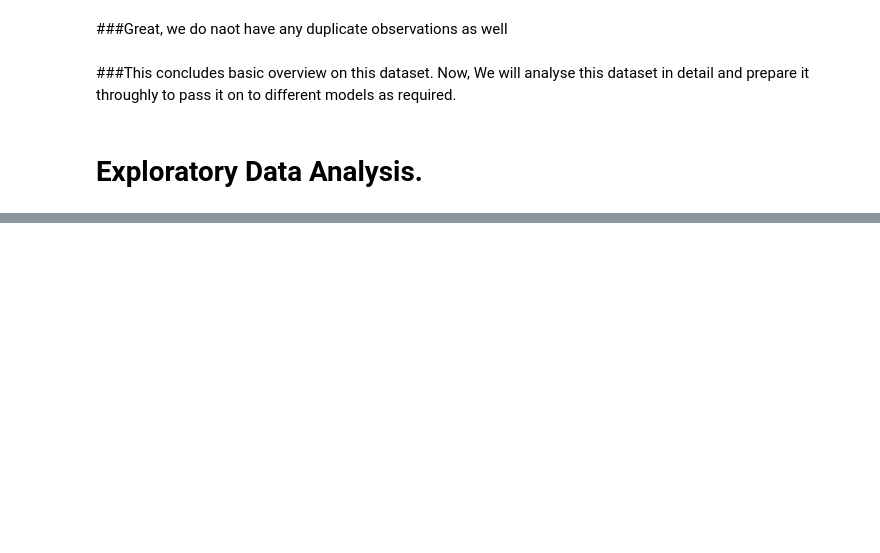
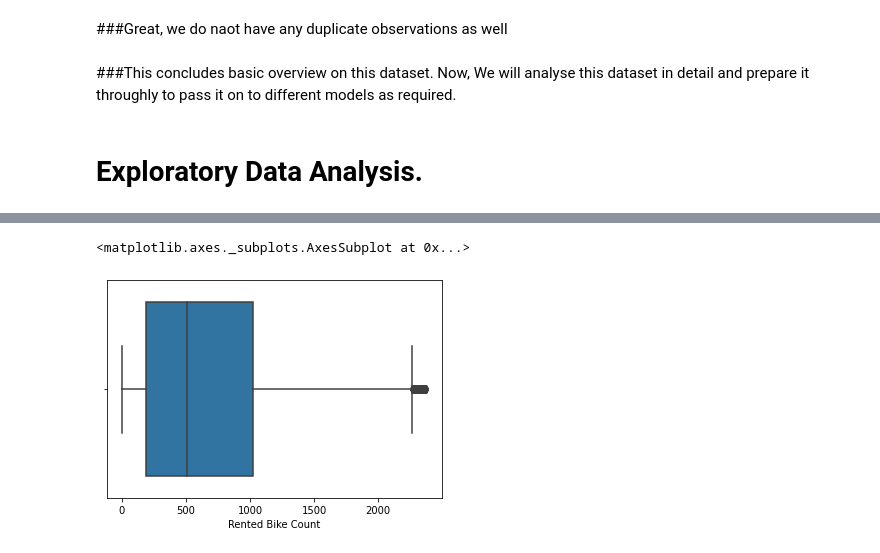
Before and after one commit to tanay47/Bike-Sharing-Demand-Prediction, a Jupyter notebook: Bike_Sharing_Demand_Prediction_.ipynb, the cells around one changed output, grey strips where cells are left out. Saved outputs shown, nothing was run; the diff lists cells and outputs as text; code cells hidden in the pictures; blank space fills up the shorter version.

```diff
--- a/Bike_Sharing_Demand_Prediction_.ipynb
+++ b/Bike_Sharing_Demand_Prediction_.ipynb
@@ -125,0 +131,6 @@ len(seo_bike_df[seo_bike_df.duplicated()])
+# %%
+# List of dependent, independent variables.
+all_columns = seo_bike_df.columns.tolist()
+independent_var = list(set(all_columns) - {"Rented Bike Count"})
+dependent_var = all_columns[1]
+dependent_var
@@ -125,0 +183,15 @@ len(seo_bike_df[seo_bike_df.duplicated()])
+# %%
+# Flooring and capping of outliers.
+for var in list(seo_bike_df.describe().columns.tolist()):
+  q1 = np.quantile(seo_bike_df[var], 0.25)
+  q3 = np.quantile(seo_bike_df[var], 0.75)
+  iqr = q3 - q1
+  lower_limit = q1 - (1.5*iqr)
+  upper_limit = q3 + (1.5*iqr)
+  seo_bike_df[var] = np.where( seo_bike_df[var] > upper_limit, seo_bike_df[var].median(), seo_bike_df[var] )
+  seo_bike_df[var] = np.where( seo_bike_df[var] < lower_limit, seo_bike_df[var].median(), seo_bike_df[var] )
+# %%
+sns.boxplot(seo_bike_df[dependent_var])
+# %% [output]
+<matplotlib.axes._subplots.AxesSubplot at 0x...>
+[figure, added]
```
Also changed, not shown: parts of 12 cells of this notebook.
